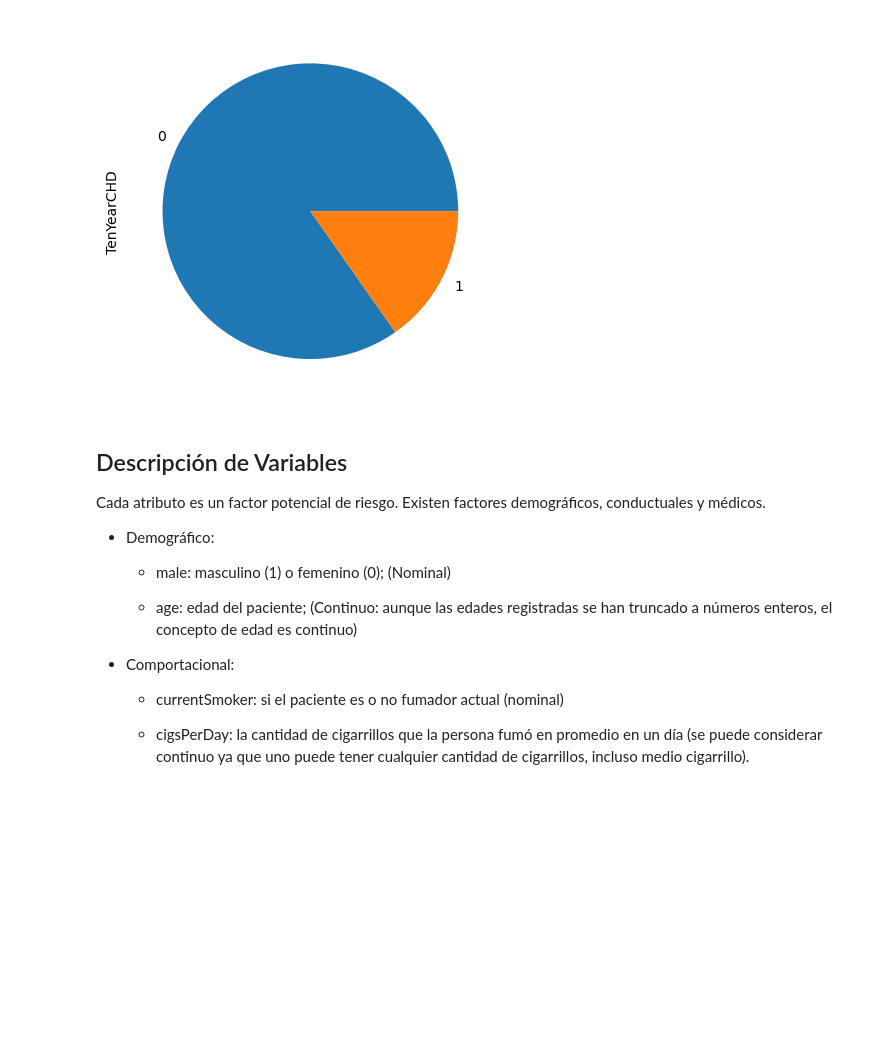
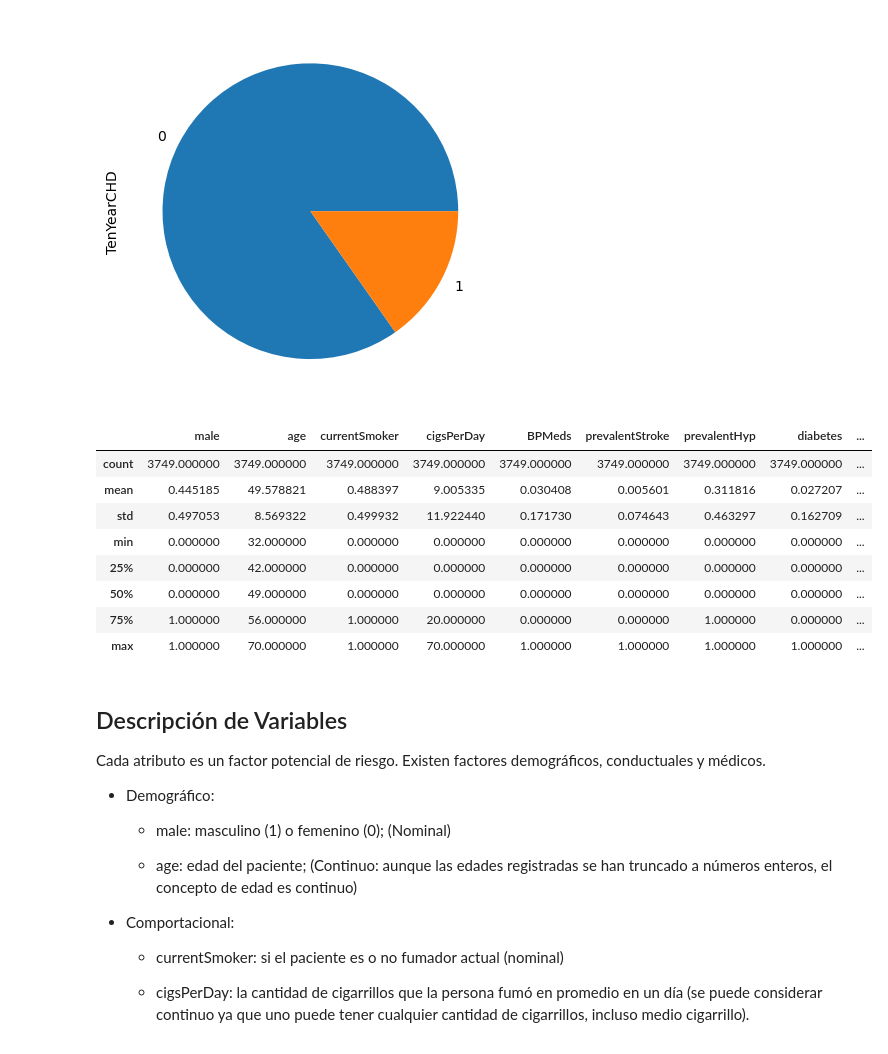
Before and after one commit to dfosorio111/ML-IELE-, a Jupyter notebook: ML_hw2.ipynb, the cells around one changed output. Cells and saved outputs as stored; diff of their text form; code cells hidden in the pictures; blank space fills up the shorter version.

```diff
--- a/ML_hw2.ipynb
+++ b/ML_hw2.ipynb
@@ -90,6 +103,18 @@ heart_df['TenYearCHD'].value_counts().plot(kind='pie')
 # %% [output]
 <Axes: ylabel='TenYearCHD'>
 [figure]
+# %%
+heart_df.describe()
+# %% [output]
+|  | male | age | currentSmoker | cigsPerDay | BPMeds | prevalentStroke | prevalentHyp | diabetes | ... |
+| count | 3749.000000 | 3749.000000 | 3749.000000 | 3749.000000 | 3749.000000 | 3749.000000 | 3749.000000 | 3749.000000 | ... |
+| mean | 0.445185 | 49.578821 | 0.488397 | 9.005335 | 0.030408 | 0.005601 | 0.311816 | 0.027207 | ... |
+| std | 0.497053 | 8.569322 | 0.499932 | 11.922440 | 0.171730 | 0.074643 | 0.463297 | 0.162709 | ... |
+| min | 0.000000 | 32.000000 | 0.000000 | 0.000000 | 0.000000 | 0.000000 | 0.000000 | 0.000000 | ... |
+| 25% | 0.000000 | 42.000000 | 0.000000 | 0.000000 | 0.000000 | 0.000000 | 0.000000 | 0.000000 | ... |
+| 50% | 0.000000 | 49.000000 | 0.000000 | 0.000000 | 0.000000 | 0.000000 | 0.000000 | 0.000000 | ... |
+| 75% | 1.000000 | 56.000000 | 1.000000 | 20.000000 | 0.000000 | 0.000000 | 1.000000 | 0.000000 | ... |
+| max | 1.000000 | 70.000000 | 1.000000 | 70.000000 | 1.000000 | 1.000000 | 1.000000 | 1.000000 | ... |
 # %% [markdown]
 ## Descripción de Variables
 
```
Also changed, not shown: parts of 13 cells of this notebook, 3 other files.
